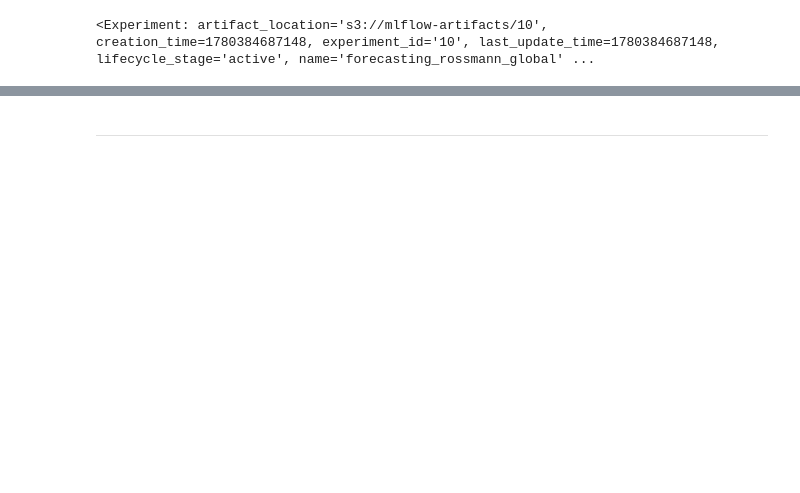
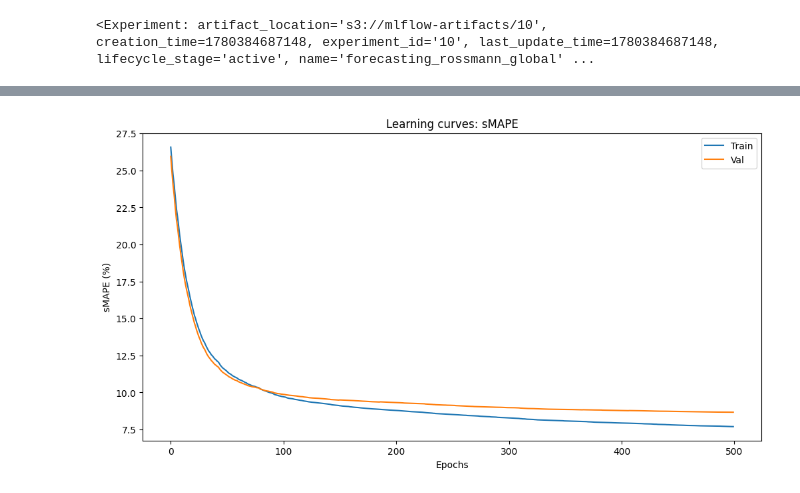
Before and after one commit to soutogustavo/rossmann-forecasting-benchmark, a Jupyter notebook: notebooks/TSF_rossman_forecasting.ipynb, the cells around one changed output, grey strips where cells are left out. Saved outputs shown, nothing was run; the diff lists cells and outputs as text; code cells hidden in the pictures; blank space fills up the shorter version.

Commit message:
XGB model updates + code rework

```diff
--- a/notebooks/TSF_rossman_forecasting.ipynb
+++ b/notebooks/TSF_rossman_forecasting.ipynb
@@ -148,0 +129,8 @@ X_processed = preprocessor.fit_transform(store_features)
+# %%
+# Create a store profile
+# Tested features: "SchoolHoliday", "Open", "Promo", "Promo2", 'StoreType'
+store_features = create_store_profile(data=ptrain, store_data=pstore)
+
+X_processed = preprocess_store_profile_data(profile_data=store_features)
+
+display(store_features.head())
@@ -260,7 +259,7 @@ train_size = 0.8
 cluster_features = ["ds", "y", "Open", "Promo", "DayOfWeek"]
 rn = random.getrandbits(16)
 
-forecasts_test = pd.DataFrame() #{}
+forecasts_test = pd.DataFrame()
 models_results = {}
 
 for cluster_id in range(NUM_K):
@@ -276,7 +275,7 @@ for cluster_id in range(NUM_K):
             cluster_features=cluster_features
         )
 
-        agg_x_train, agg_x_test, cap_by_day = split_cluster_data(
+        agg_x_train, agg_X_val, cap_by_day = split_cluster_data(
             train_size=train_size,
             agg_x=agg_x,
             margin=1.5
@@ -291,7 +290,7 @@ for cluster_id in range(NUM_K):
         model.add_regressor("Promo", mode="multiplicative")
         model.fit(agg_x_train)
 
-        future = model.make_future_dataframe(periods=agg_x_test.shape[0])
+        future = model.make_future_dataframe(periods=agg_X_val.shape[0])
         future["Open"] = agg_x["Open"]
         future["Promo"] = agg_x["Promo"]
         future["DayOfWeek"] = agg_x["DayOfWeek"]
@@ -455,6 +365,3 @@ mlflow.set_tracking_uri("http://localhost:5001/")
 mlflow.set_experiment("forecasting_rossmann_global")
 # %% [output]
 <Experiment: artifact_location='s3://mlflow-artifacts/10', creation_time=1780384687148, experiment_id='10', last_update_time=1780384687148, lifecycle_stage='active', name='forecasting_rossmann_global' ...
-# %%
-# Sort values before...
-ptrain.sort_values(["Store", "Date"], inplace=True)
@@ -514,19 +416,22 @@ with mlflow.start_run(run_name=f"xgboost_global_{rn}"):
         colsample_bytree=0.8,
         random_state=42,
         n_jobs=1,
-        enable_categorical=True
+        tree_method="hist",
+        enable_categorical=True,
+        eval_names=["train", "val"],
+        eval_metric=rossmann_eval.smape_adjusted,
     )
 
     model_xgb.fit(
         X_train, y_train,
-        eval_set=[(X_test, y_test)],
+        eval_set=[(X_train, y_train),(X_val, y_val)],
         verbose=50
     )
 
-    preds = model_xgb.predict(X_test)
-    preds = np.where(X_test['Open'] == 0, 0, preds)
+    preds = model_xgb.predict(X_val)
+    preds = np.where(X_val['Open'] == 0, 0, preds)
 
-    pred_smape = smape(y_true=y_test, y_pred=preds)
+    pred_smape = smape(y_true=y_val, y_pred=preds)
     print(f"sMAPE = {pred_smape:.3f}")
 
     mlflow.log_metric("sMAPE_test", round(pred_smape,3))
@@ -549,3 +454,15 @@ sMAPE = 12.289
 🧪 View experiment at: http://localhost:5001/#/experiments/10
-# %% [markdown]
-____
+# %%
+results = model_xgb.evals_result()
+
+plt.figure(figsize=(12,6))
+
+plt.plot(results['validation_0']['smape_adjusted'], label='Train')
+plt.plot(results['validation_1']['smape_adjusted'], label='Val')
+plt.title("Learning curves: sMAPE")
+plt.xlabel("Epochs")
+plt.ylabel("sMAPE (%)")
+plt.legend()
+plt.show()
+# %% [output]
+[figure, added]
```
Also changed, not shown: parts of 16 cells of this notebook, 3 other files.
